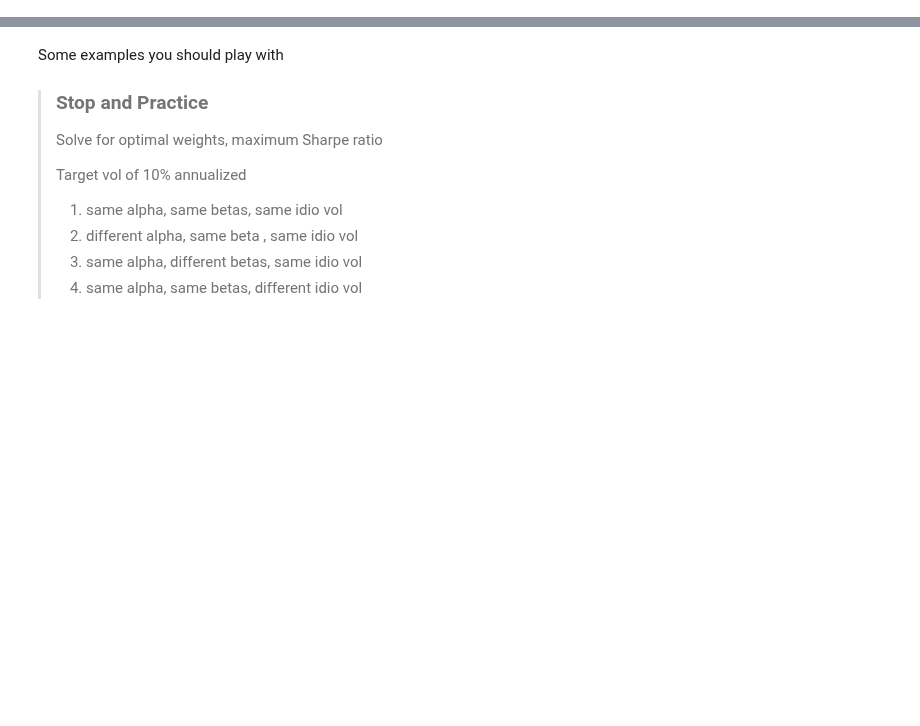
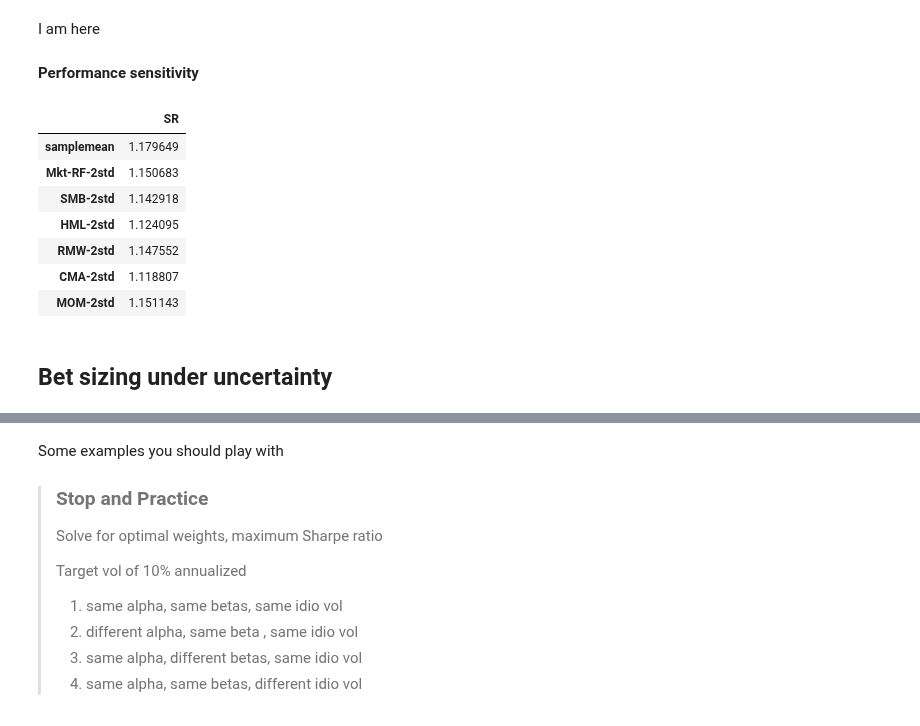
Before and after one commit to jdp9675/UG54, a Jupyter notebook: chapters/Finance/CapitalAllocationII.ipynb, the cells around one changed output, grey strips where cells are left out. Cells and saved outputs as stored; diff of their text form; code cells hidden in the pictures; blank space fills up the shorter version.

```diff
--- a/chapters/Finance/CapitalAllocationII.ipynb
+++ b/chapters/Finance/CapitalAllocationII.ipynb
@@ -61 +190,23 @@ def get_factors(factors='CAPM',freq='daily'):
+# %% [markdown]
+I am here
+# %% [markdown]
+**Performance sensitivity**
+# %%
+SR=pd.DataFrame([],index=Wmve.columns)
+for col in Wmve.columns:
+    SR.loc[col,'SR'] =Wmve[col] @ ERe / np.sqrt(Wmve[col] @ CovRe @ Wmve[col].T) *12**0.5
+
+
+SR
+# %% [output]
+|  | SR |
+| samplemean | 1.179649 |
+| Mkt-RF-2std | 1.150683 |
+| SMB-2std | 1.142918 |
+| HML-2std | 1.124095 |
+| RMW-2std | 1.147552 |
+| CMA-2std | 1.118807 |
+| MOM-2std | 1.151143 |
+# %% [markdown]
+## Bet sizing under uncertainty
 # %% [markdown]
```
Also changed, not shown: parts of 12 cells of this notebook, 2 other files.
